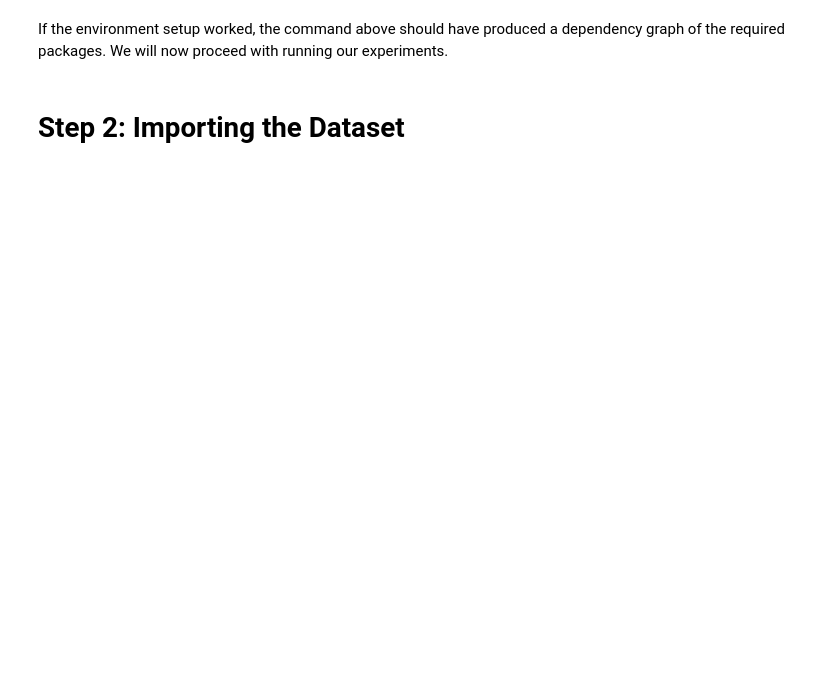
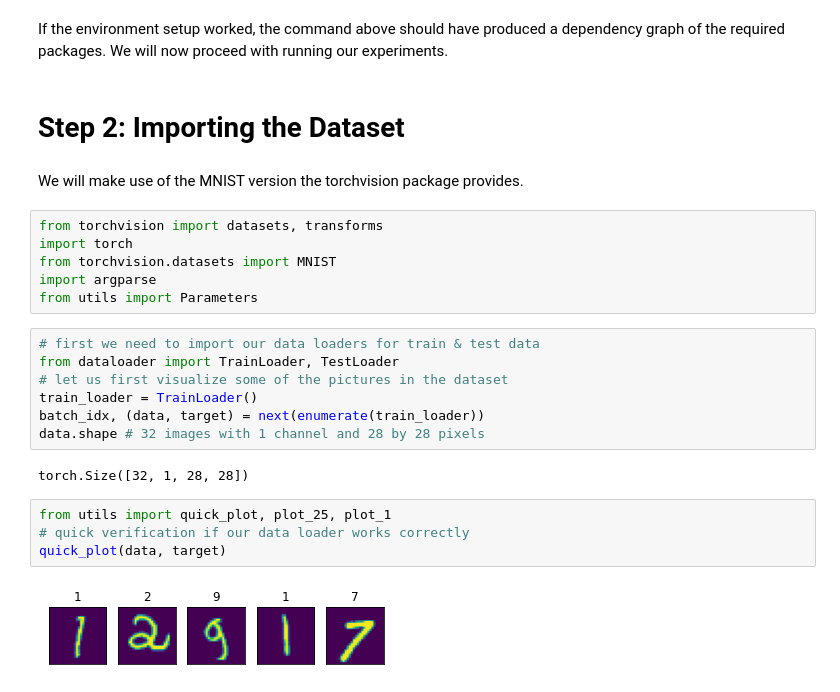
Before and after one commit to benearnthof/open_science_mnist, a Jupyter notebook: open_science_mnist.ipynb, the cells around one changed output. Drawn from its saved outputs; the diff is of its cells as text; blank space fills up the shorter version.

```diff
--- a/open_science_mnist.ipynb
+++ b/open_science_mnist.ipynb
@@ -110,3 +90,26 @@ requests==2.28.1
 If the environment setup worked, the command above should have produced a dependency graph of the required packages. We will now proceed with running our experiments.
 # %% [markdown]
 # Step 2: Importing the Dataset
+# %% [markdown]
+We will make use of the MNIST version the torchvision package provides.
+# %%
+from torchvision import datasets, transforms
+import torch
+from torchvision.datasets import MNIST
+import argparse
+from utils import Parameters
+# %%
+# first we need to import our data loaders for train & test data
+from dataloader import TrainLoader, TestLoader
+# let us first visualize some of the pictures in the dataset
+train_loader = TrainLoader()
+batch_idx, (data, target) = next(enumerate(train_loader))
+data.shape # 32 images with 1 channel and 28 by 28 pixels
+# %% [output]
+torch.Size([32, 1, 28, 28])
+# %%
+from utils import quick_plot, plot_25, plot_1
+# quick verification if our data loader works correctly
+quick_plot(data, target)
+# %% [output]
+[figure, added]
```
Also changed, not shown: parts of 17 cells of this notebook.
